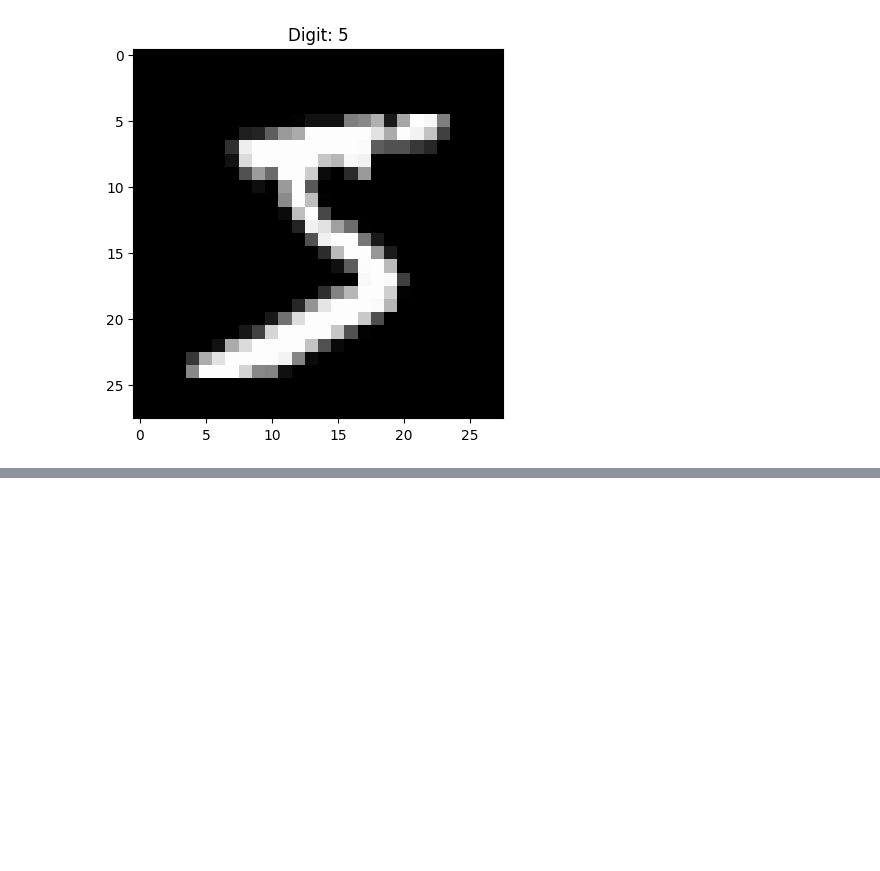
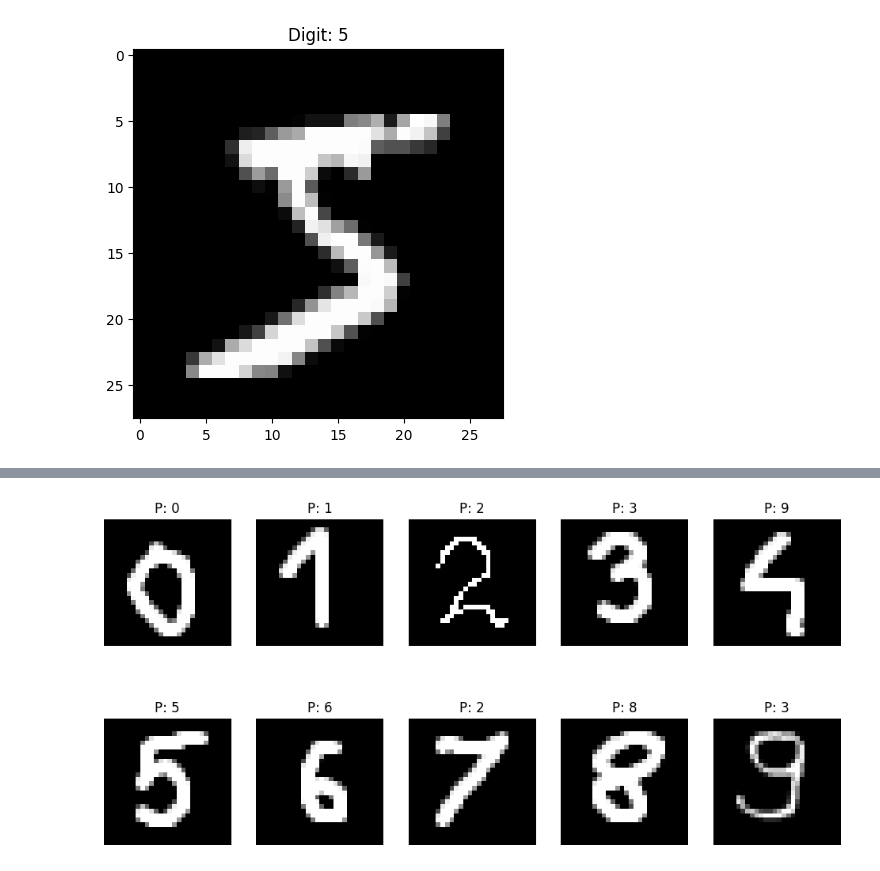
Before and after one commit to paweln1975/python-matt, a Jupyter notebook: 18-machine-learning/01-about/1.04-hello-world/mnist.ipynb, the cells around one changed output, grey strips where cells are left out. Cells and saved outputs as stored; diff of their text form; code cells hidden in the pictures; blank space fills up the shorter version.

```diff
--- a/18-machine-learning/01-about/1.04-hello-world/mnist.ipynb
+++ b/18-machine-learning/01-about/1.04-hello-world/mnist.ipynb
@@ -58,0 +61,10 @@ for i in range(n):
+# %%
+# load an image from a file
+file_names = [f'digit{i}.png' for i in range(10)]
+img_list = []
+
+for file_name in file_names:
+    img = Image.open(file_name).convert('L')
+    img_array = 1.0 - (np.array(img) / 255.0)
+    img_flat = img_array.flatten()
+    img_list.append(img_flat)
@@ -58,0 +78,11 @@ for i in range(n):
+# %%
+# draw the images from table img_df and predicted values
+plt.figure(figsize=(12, 6))
+for i in range(len(img_df)):
+    plt.subplot(2, 5, i + 1)
+    plt.imshow(img_df.iloc[i].to_numpy().reshape(28, 28), cmap='gray', interpolation='nearest')
+    plt.title(f"P: {prediction[i]}")
+    plt.axis('off')
+plt.show()
+# %% [output]
+[figure, added]
```
Also changed, not shown: parts of 5 cells of this notebook, 11 other files.
